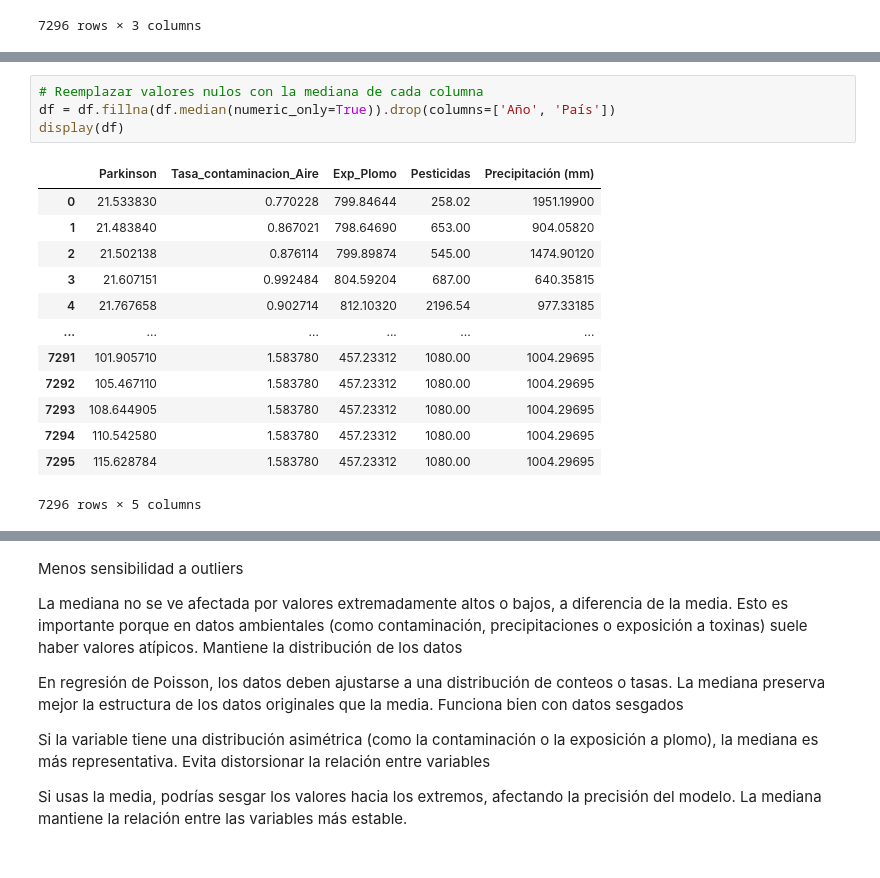
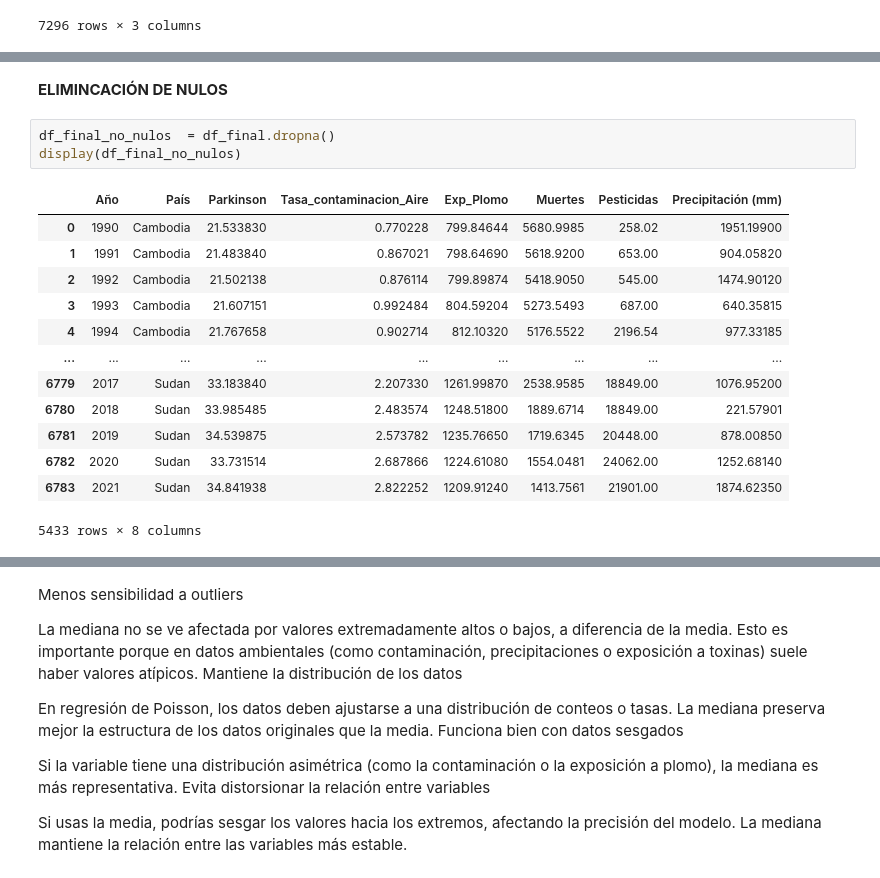
Before and after one commit to Lorenacalvoperez/Trabajo-Fin-de-Grado, a Jupyter notebook: SCRIPTS/Modelos.ipynb, the cells around one changed output, grey strips where cells are left out. Saved outputs shown, nothing was run; the diff lists cells and outputs as text.

```diff
--- a/SCRIPTS/Modelos.ipynb
+++ b/SCRIPTS/Modelos.ipynb
@@ -63,21 +66,22 @@ Exp_Plomo                   2.631579
 Pesticidas                 18.078399
 Precipitación (mm)         19.736842
 dtype: float64
-# %%
-# Reemplazar valores nulos con la mediana de cada columna
-df = df.fillna(df.median(numeric_only=True)).drop(columns=['Año', 'País'])
-display(df)
-# %% [output]
-|  | Parkinson | Tasa_contaminacion_Aire | Exp_Plomo | Pesticidas | Precipitación (mm) |
-| 0 | 21.533830 | 0.770228 | 799.84644 | 258.02 | 1951.19900 |
-| 1 | 21.483840 | 0.867021 | 798.64690 | 653.00 | 904.05820 |
-| 2 | 21.502138 | 0.876114 | 799.89874 | 545.00 | 1474.90120 |
-| 3 | 21.607151 | 0.992484 | 804.59204 | 687.00 | 640.35815 |
-| 4 | 21.767658 | 0.902714 | 812.10320 | 2196.54 | 977.33185 |
-| ... | ... | ... | ... | ... | ... |
-| 7291 | 101.905710 | 1.583780 | 457.23312 | 1080.00 | 1004.29695 |
-| 7292 | 105.467110 | 1.583780 | 457.23312 | 1080.00 | 1004.29695 |
-| 7293 | 108.644905 | 1.583780 | 457.23312 | 1080.00 | 1004.29695 |
-| 7294 | 110.542580 | 1.583780 | 457.23312 | 1080.00 | 1004.29695 |
-| 7295 | 115.628784 | 1.583780 | 457.23312 | 1080.00 | 1004.29695 |
-7296 rows × 5 columns
+# %% [markdown]
+**ELIMINCACIÓN DE NULOS**
+# %%
+df_final_no_nulos  = df_final.dropna()
+display(df_final_no_nulos)
+# %% [output]
+|  | Año | País | Parkinson | Tasa_contaminacion_Aire | Exp_Plomo | Muertes | Pesticidas | Precipitación (mm) |
+| 0 | 1990 | Cambodia | 21.533830 | 0.770228 | 799.84644 | 5680.9985 | 258.02 | 1951.19900 |
+| 1 | 1991 | Cambodia | 21.483840 | 0.867021 | 798.64690 | 5618.9200 | 653.00 | 904.05820 |
+| 2 | 1992 | Cambodia | 21.502138 | 0.876114 | 799.89874 | 5418.9050 | 545.00 | 1474.90120 |
+| 3 | 1993 | Cambodia | 21.607151 | 0.992484 | 804.59204 | 5273.5493 | 687.00 | 640.35815 |
+| 4 | 1994 | Cambodia | 21.767658 | 0.902714 | 812.10320 | 5176.5522 | 2196.54 | 977.33185 |
+| ... | ... | ... | ... | ... | ... | ... | ... | ... |
+| 6779 | 2017 | Sudan | 33.183840 | 2.207330 | 1261.99870 | 2538.9585 | 18849.00 | 1076.95200 |
+| 6780 | 2018 | Sudan | 33.985485 | 2.483574 | 1248.51800 | 1889.6714 | 18849.00 | 221.57901 |
+| 6781 | 2019 | Sudan | 34.539875 | 2.573782 | 1235.76650 | 1719.6345 | 20448.00 | 878.00850 |
+| 6782 | 2020 | Sudan | 33.731514 | 2.687866 | 1224.61080 | 1554.0481 | 24062.00 | 1252.68140 |
+| 6783 | 2021 | Sudan | 34.841938 | 2.822252 | 1209.91240 | 1413.7561 | 21901.00 | 1874.62350 |
+5433 rows × 8 columns
```
Also changed, not shown: parts of 5 cells of this notebook.
